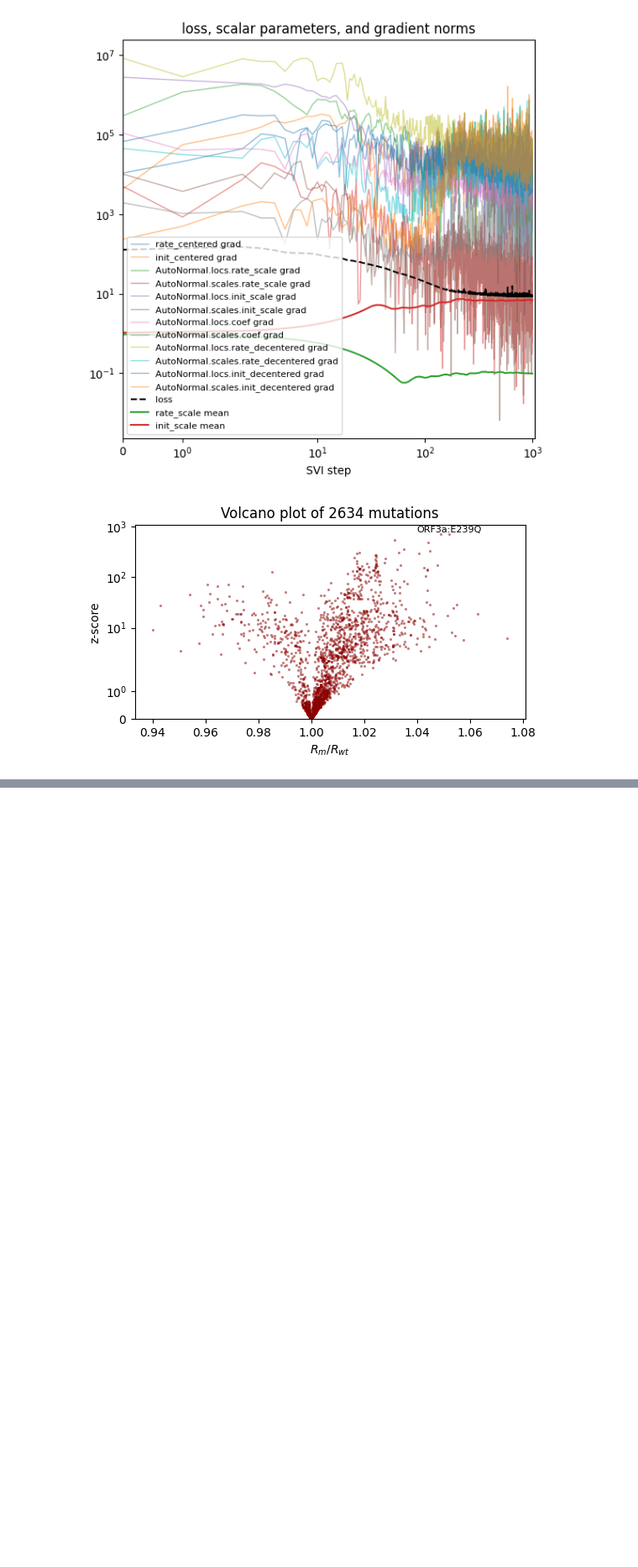
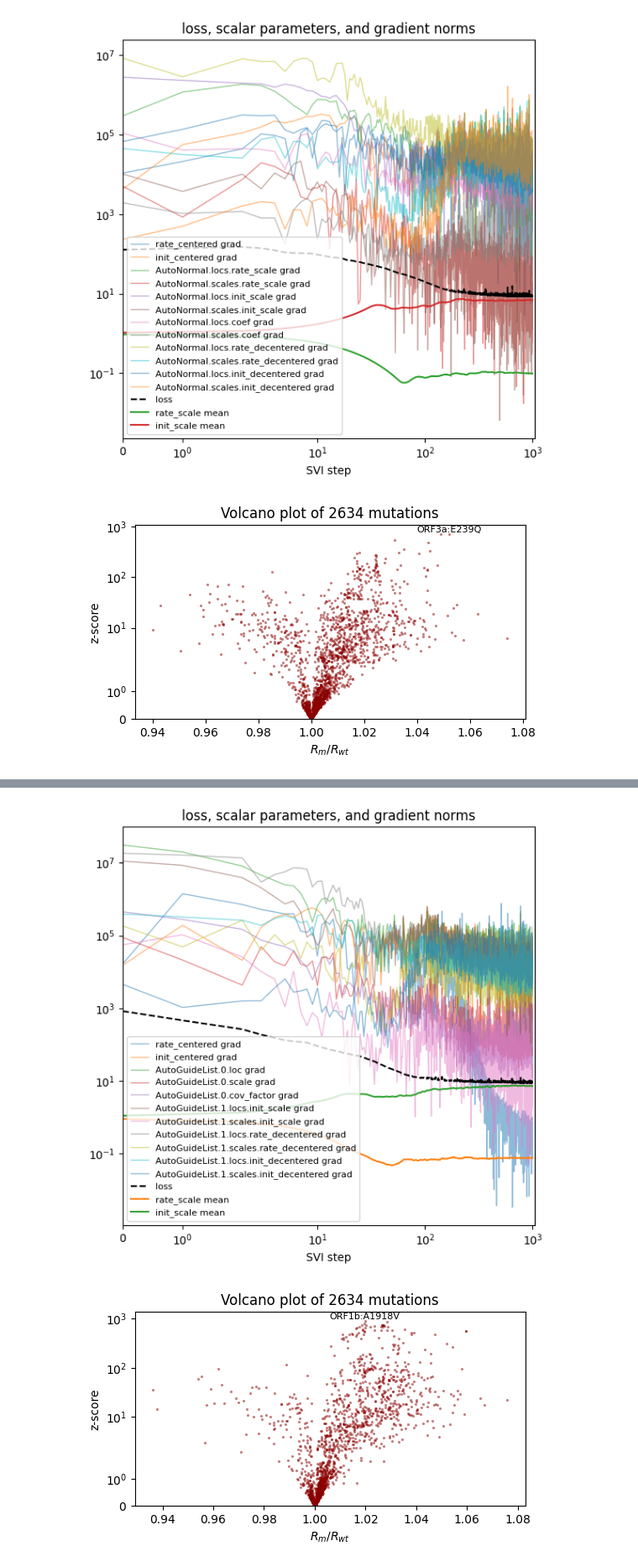
Before and after one commit to sinatayebati/deep-probabilistic-modeling, a Jupyter notebook: practical-pyro-pytorch/high-dimensional-Bayesian-workflow-applications-SARS-CoV-2-strains.ipynb, the cells around one changed output, grey strips where cells are left out. Shown at 84% size. Cells and saved outputs as stored; diff of their text form; code cells hidden in the pictures; blank space fills up the shorter version.

```diff
--- a/practical-pyro-pytorch/high-dimensional-Bayesian-workflow-applications-SARS-CoV-2-strains.ipynb
+++ b/practical-pyro-pytorch/high-dimensional-Bayesian-workflow-applications-SARS-CoV-2-strains.ipynb
@@ -436,0 +472,25 @@ Wall time: 1min 2s
+# %%
+%%time
+reparam_model = poutine.reparam(
+    model, {"rate": LocScaleReparam(), "init": LocScaleReparam()}
+)
+guide = AutoGuideList(reparam_model)
+mvn_vars = ["coef", "rate_scale", "coef_scale"]
+guide.add(
+    AutoLowRankMultivariateNormal(
+        poutine.block(reparam_model, expose=mvn_vars),
+        init_loc_fn=init_loc_fn,
+        init_scale=0.01,
+    )
+)
+guide.add(
+    AutoNormal(
+        poutine.block(reparam_model, hide=mvn_vars),
+        init_loc_fn=init_loc_fn,
+        init_scale=0.01,
+    )
+)
+fit_svi(reparam_model, guide, lr=0.1)
+pprint(evaluate(reparam_model, guide))
+plot_volcano(guide)
+# %% [output]
@@ -436,0 +513,2 @@ Wall time: 1min 2s
+[figure, added]
+[figure, added]
```
Also changed, not shown: parts of 5 cells of this notebook.
